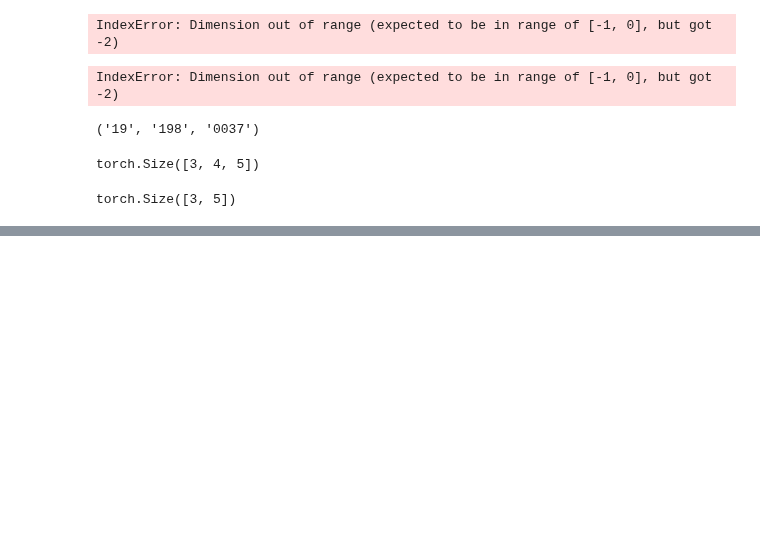
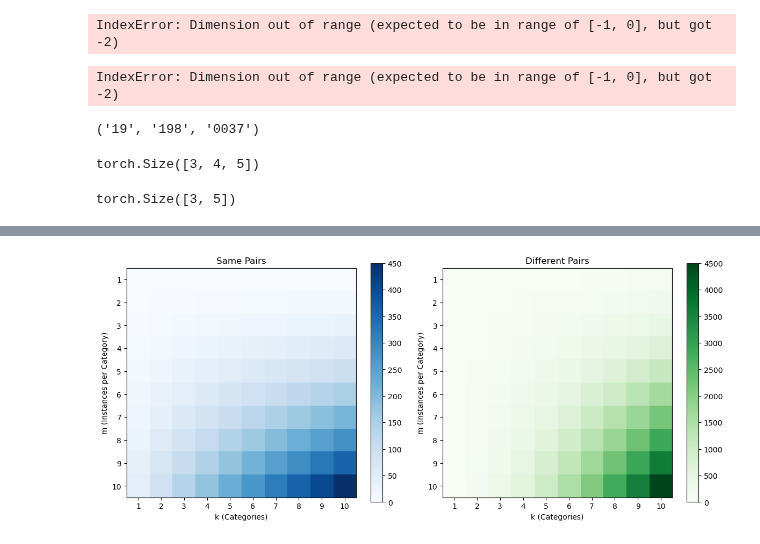
Before and after one commit to Frankalexej/lffl, a Jupyter notebook: trial.ipynb, the cells around one changed output, grey strips where cells are left out. Drawn from its saved outputs; the diff is of its cells as text; code cells hidden in the pictures; blank space fills up the shorter version.

```diff
--- a/trial.ipynb
+++ b/trial.ipynb
@@ -236,0 +264,48 @@ torch.Size([3, 5])
+# %%
+import matplotlib.pyplot as plt
+
+# Function to calculate the number of same and different pairs
+def calculate_pairs(k, m):
+    same_pairs = k * (m * (m - 1)) // 2
+    different_pairs = (k * (k - 1) * (m**2)) // 2
+    return same_pairs, different_pairs
+
+# Range of values for k and m
+k_values = list(range(1, 11))  # Vary k from 1 to 10
+m_values = list(range(1, 11))  # Vary m from 1 to 10
+
+# Create two subplots for "same" and "different" pairs
+fig, (ax1, ax2) = plt.subplots(1, 2, figsize=(12, 5))
+
+# Calculate and plot "same" pairs for various k and m
+same_pairs_data = [[calculate_pairs(k, m)[0] for k in k_values] for m in m_values]
+im1 = ax1.imshow(same_pairs_data, cmap='Blues')
+
+ax1.set_xticks(range(len(k_values)))
+ax1.set_yticks(range(len(m_values)))
+ax1.set_xticklabels(k_values)
+ax1.set_yticklabels(m_values)
+
+ax1.set_xlabel('k (Categories)')
+ax1.set_ylabel('m (Instances per Category)')
+ax1.set_title('Same Pairs')
+plt.colorbar(im1, ax=ax1)
+
+# Calculate and plot "different" pairs for various k and m
+different_pairs_data = [[calculate_pairs(k, m)[1] for k in k_values] for m in m_values]
+im2 = ax2.imshow(different_pairs_data, cmap='Greens')
+
+ax2.set_xticks(range(len(k_values)))
+ax2.set_yticks(range(len(m_values)))
+ax2.set_xticklabels(k_values)
+ax2.set_yticklabels(m_values)
+
+ax2.set_xlabel('k (Categories)')
+ax2.set_ylabel('m (Instances per Category)')
+ax2.set_title('Different Pairs')
+plt.colorbar(im2, ax=ax2)
+
+plt.tight_layout()
+plt.show()
+# %% [output]
+[figure, added]
```
Also changed, not shown: parts of 2 cells of this notebook, 7 other files.
